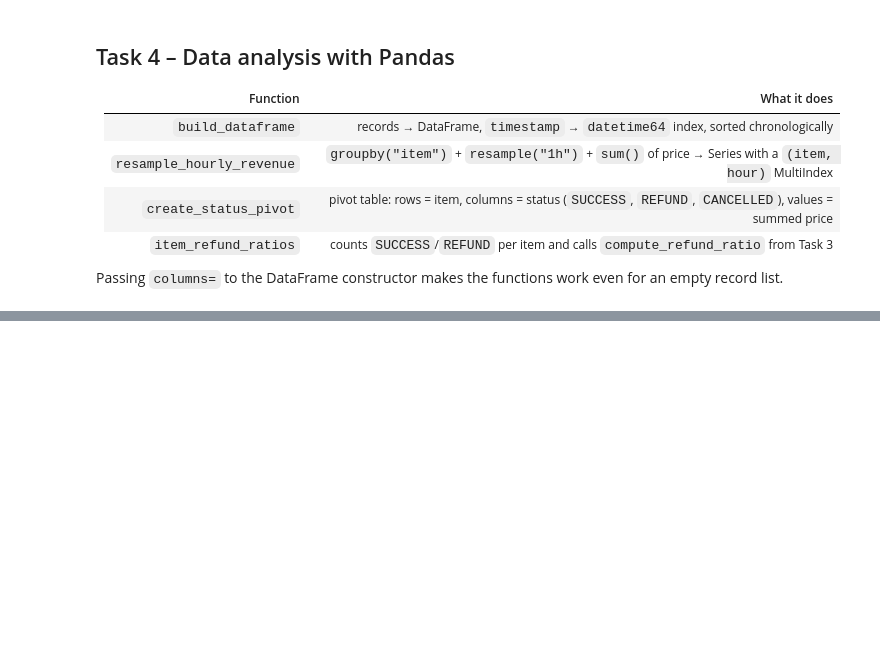
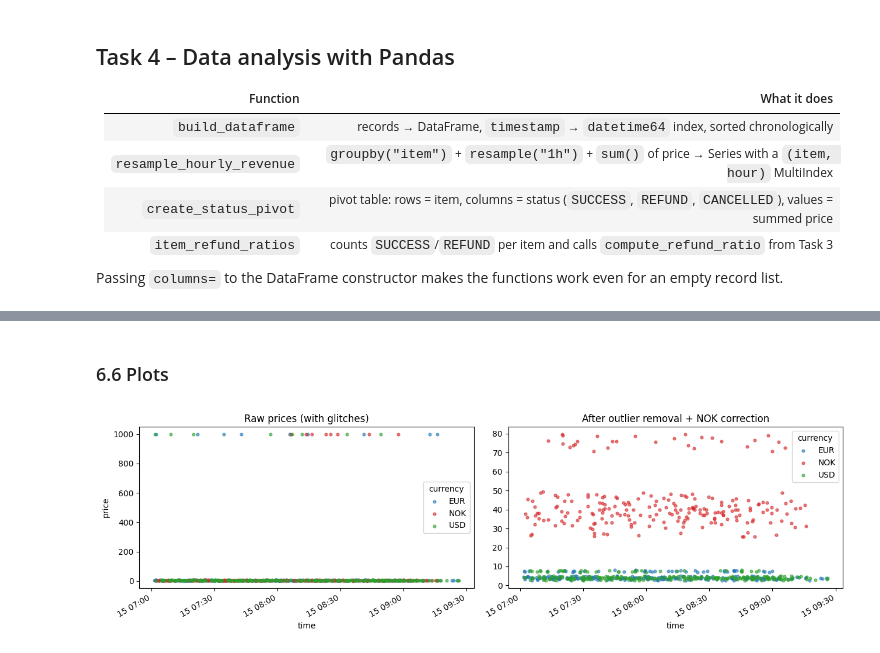
Before and after one commit to saltonese/Del_2-G6_5, a Jupyter notebook: Notebooks/Del_2.ipynb, the cells around one changed output, grey strips where cells are left out. Drawn from its saved outputs; the diff is of its cells as text; code cells hidden in the pictures; blank space fills up the shorter version.

Commit message:
Task_4 og 5 + added to nb + output files

```diff
--- a/Notebooks/Del_2.ipynb
+++ b/Notebooks/Del_2.ipynb
@@ -34,7 +34,7 @@ import pandas as pd
 
 print(Path.cwd())
 DATA_DIR = Path.cwd().parent / "Data"
-OUTPUT_DIR = Path("output")
+OUTPUT_DIR = Path.cwd().parent / "output"
 
 EPSILON = 1e-6          # keeps the refund ratio finite when sales_count == 0
 NOK_CORRECTION = 10.0   # NOK prices were registered on the EUR scale
@@ -352,0 +453,2 @@ demo_pivot
+# %%
+results = run_pipeline()
@@ -352,0 +543,19 @@ demo_pivot
+# %% [markdown]
+### 6.6 Plots
+# %%
+fig, axes = plt.subplots(1, 2, figsize=(13, 4), sharex=True)
+colors = {"EUR": "tab:blue", "NOK": "tab:red", "USD": "tab:green"}
+
+for ax, frame, title in [(axes[0], results["raw_df"], "Raw prices (with glitches)"),
+                         (axes[1], results["clean_df"], "After outlier removal + NOK correction")]:
+    for currency, group in frame.groupby("currency"):
+        ax.scatter(group.index, group["price"], s=12, alpha=0.6, label=currency, color=colors[currency])
+    ax.set_title(title)
+    ax.set_xlabel("time")
+    ax.legend(title="currency")
+axes[0].set_ylabel("price")
+fig.autofmt_xdate()
+plt.tight_layout()
+plt.show()
+# %% [output]
+[figure, added]
```
Also changed, not shown: parts of 17 cells of this notebook, 12 other files.
